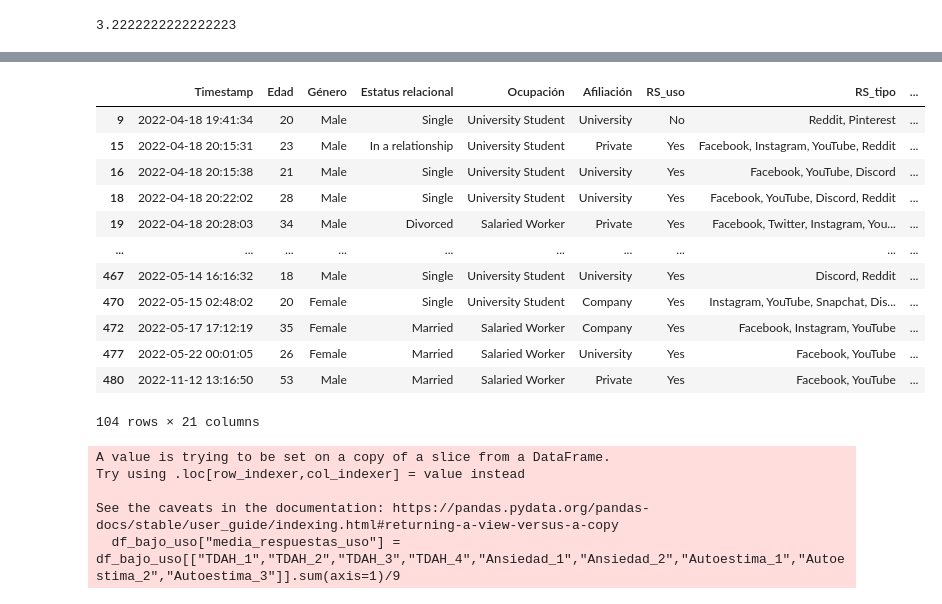
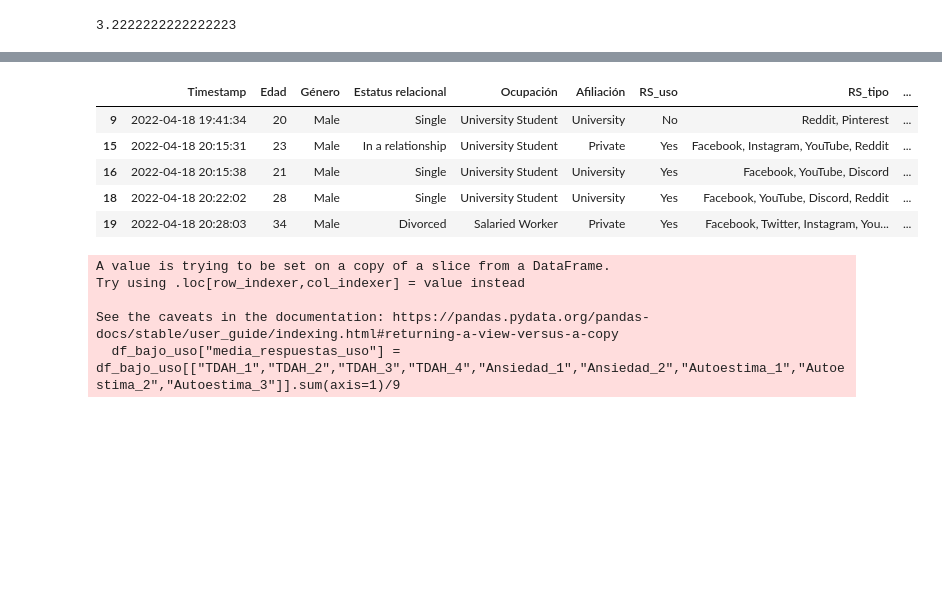
Before and after one commit to Teret90/Exploratory-Data-Analysis-on-Social-Media-Impact-on-Mental-Health, a Jupyter notebook: kaggle.ipynb, the cells around one changed output, grey strips where cells are left out. Drawn from its saved outputs; the diff is of its cells as text; code cells hidden in the pictures; blank space fills up the shorter version.

```diff
--- a/kaggle.ipynb
+++ b/kaggle.ipynb
@@ -172,6 +158,4 @@ dtypes: float64(1), int64(12), object(8)
 memory usage: 79.0+ KB
-# %%
-df_1_esp = df_1_esp.iloc[:, [0, 1, 2 ,3 ,4 ,5 ,6 ,7 ,8 ,9 ,10 ,11 , 13, 12 ,14,15 ,16 ,17 ,18]]
 # %%
 df_1_esp = df_1_esp.loc[:, ["Timestamp", "Edad","Género" ,"Estatus relacional","Ocupación" ,"Afiliación" ,"RS_uso" ,"RS_tipo" ,"RS_tiempo_medio" ,"TDAH_1" ,"TDAH_2" ,"TDAH_3" , "TDAH_4", "Ansiedad_1" ,"Ansiedad_2","Autoestima_1" ,"Autoestima_2" ,"Autoestima_3","Depresion_1","Depresion_2","Depresion_3"]]
 # %%
@@ -535,21 +482,14 @@ df_uso_medio["media_respuestas_uso"].median()
 # %%
 df_bajo_uso = df_1_esp[(df_1_esp["RS_tiempo_medio"] =='Less than an Hour') |  (df_1_esp["RS_tiempo_medio"] =='Between 1 and 2 hours')]
 # %%
-df_bajo_uso
+df_bajo_uso.head()
 # %% [output]
 |  | Timestamp | Edad | Género | Estatus relacional | Ocupación | Afiliación | RS_uso | RS_tipo | ... |
 | 9 | 2022-04-18 19:41:34 | 20 | Male | Single | University Student | University | No | Reddit, Pinterest | ... |
 | 15 | 2022-04-18 20:15:31 | 23 | Male | In a relationship | University Student | Private | Yes | Facebook, Instagram, YouTube, Reddit | ... |
 | 16 | 2022-04-18 20:15:38 | 21 | Male | Single | University Student | University | Yes | Facebook, YouTube, Discord | ... |
 | 18 | 2022-04-18 20:22:02 | 28 | Male | Single | University Student | University | Yes | Facebook, YouTube, Discord, Reddit | ... |
 | 19 | 2022-04-18 20:28:03 | 34 | Male | Divorced | Salaried Worker | Private | Yes | Facebook, Twitter, Instagram, You... | ... |
-| ... | ... | ... | ... | ... | ... | ... | ... | ... | ... |
-| 467 | 2022-05-14 16:16:32 | 18 | Male | Single | University Student | University | Yes | Discord, Reddit | ... |
-| 470 | 2022-05-15 02:48:02 | 20 | Female | Single | University Student | Company | Yes | Instagram, YouTube, Snapchat, Dis... | ... |
-| 472 | 2022-05-17 17:12:19 | 35 | Female | Married | Salaried Worker | Company | Yes | Facebook, Instagram, YouTube | ... |
-| 477 | 2022-05-22 00:01:05 | 26 | Female | Married | Salaried Worker | University | Yes | Facebook, YouTube | ... |
-| 480 | 2022-11-12 13:16:50 | 53 | Male | Married | Salaried Worker | Private | Yes | Facebook, YouTube | ... |
-104 rows × 21 columns
 # %%
 df_bajo_uso["media_respuestas_uso"] = df_bajo_uso[["TDAH_1","TDAH_2","TDAH_3","TDAH_4","Ansiedad_1","Ansiedad_2","Autoestima_1","Autoestima_2","Autoestima_3"]].sum(axis=1)/9
 # %% [output]
```
Also changed, not shown: parts of 63 cells of this notebook, 1 other file.
